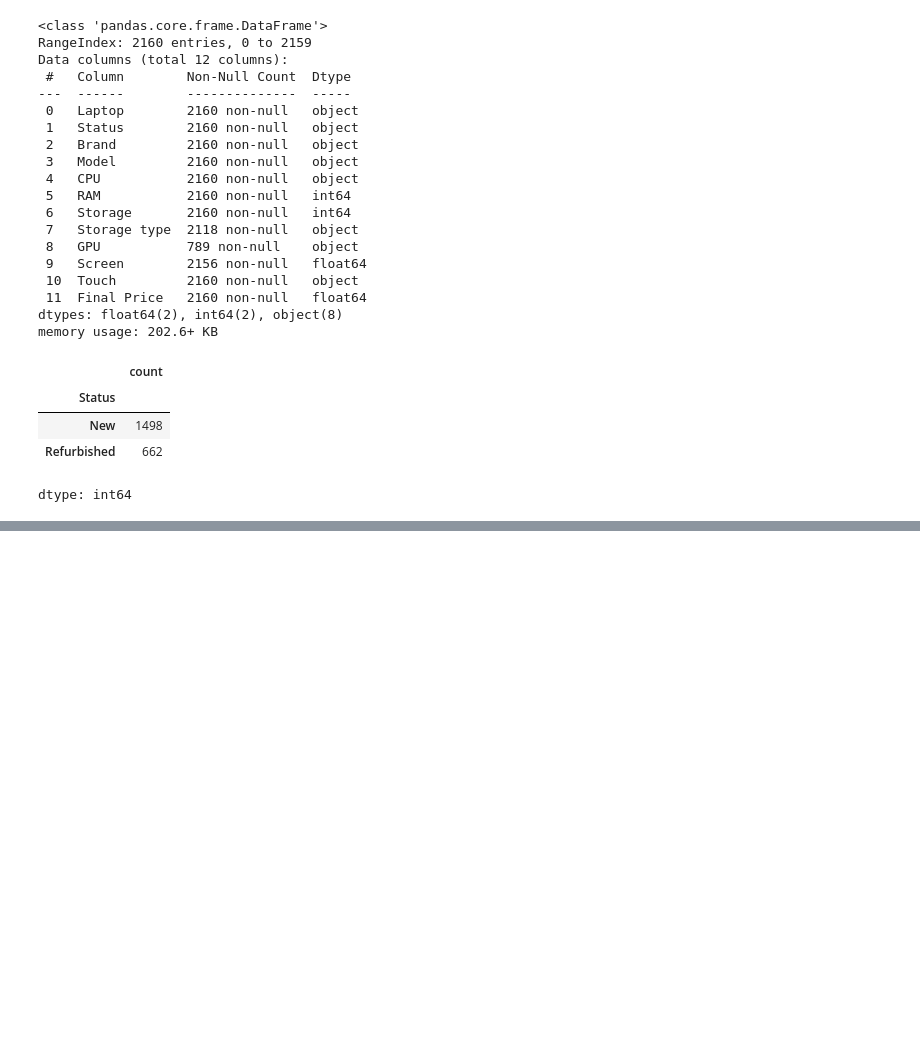
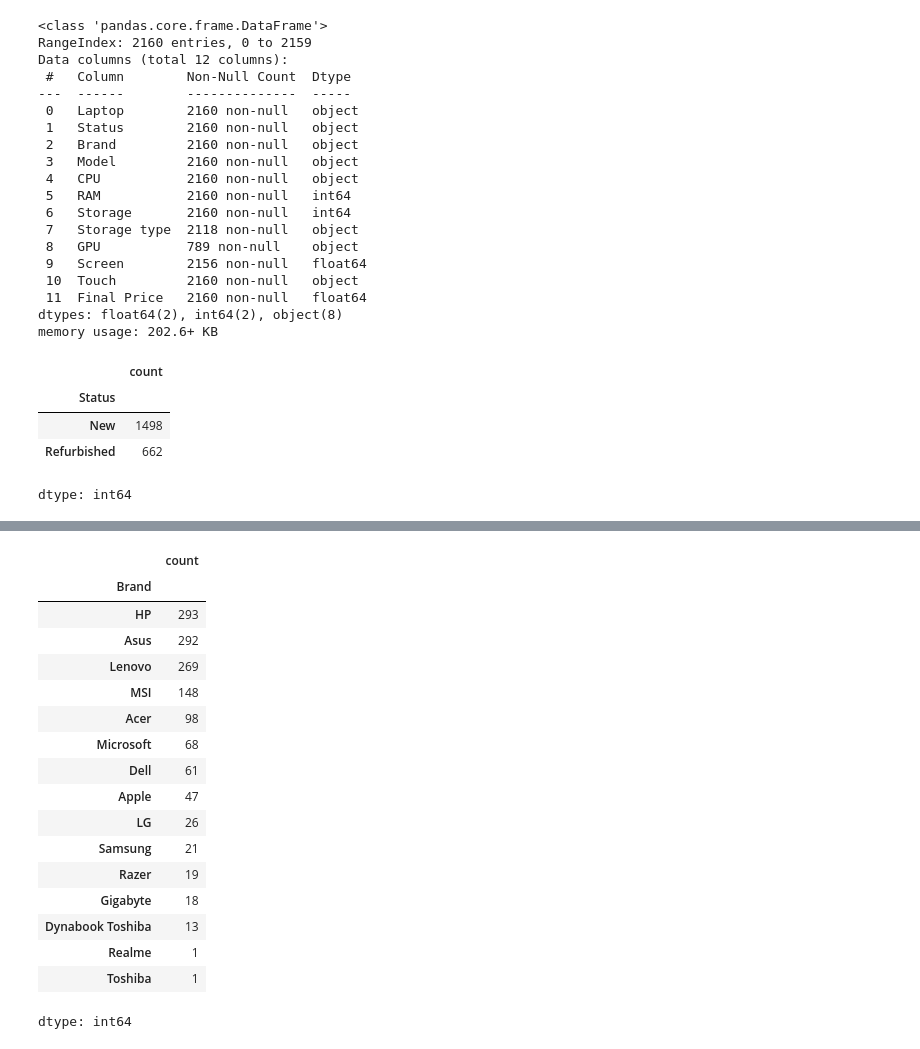
Before and after one commit to f2rra/lappick-ml, a Jupyter notebook: notebooks/exploratory-data-analysis.ipynb, the cells around one changed output, grey strips where cells are left out. Cells and saved outputs as stored; diff of their text form; code cells hidden in the pictures; blank space fills up the shorter version.

Commit message:
cleaning unofficial brand laptop

```diff
--- a/notebooks/exploratory-data-analysis.ipynb
+++ b/notebooks/exploratory-data-analysis.ipynb
@@ -10,7 +10,7 @@ import os
 # DATA_DIR = os.path.join(os.getcwd(), '..', 'data', 'raw')
 
 # For Google Colab
-DATA_DIR = os.path.join(os.getcwd(), '..', 'lappick-ml', 'data', 'raw')
+DATA_DIR = os.path.join(os.getcwd(), 'lappick-ml', 'data', 'raw')
 
 # Load Laptop Dataset
 laptop_df = pd.read_csv(DATA_DIR + "/laptops.csv")
@@ -214,4 +155,4 @@ array(['ExpertBook', 'Go', 'Katana', '15S', 'Crosshair', 'ThinkPad',
 # %%
 # Brand that is not official (clear evidence on official Indonesian channels/marketplace)
-brand_to_look = ['Prixton', 'Innjoo']
-laptop_df[laptop_df['Brand'].isin(brand_to_look)]
+brand_drop = ['Alurin', 'Medion', 'Thomson', 'Denver', 'Deep Gaming', 'Jetwing', 'Vant', 'Prixton', 'Innjoo', 'Primux', 'Millenium', 'PcCom']
+laptop_df = laptop_df[~(laptop_df['Brand'].isin(brand_drop))]
@@ -251,2 +158,0 @@ laptop_df[laptop_df['Model'].isin(model_drop)]
-# %%
-laptop_df = laptop_df[~((laptop_df['Brand'].isin(brand_to_look)) | laptop_df['Model'].isin(model_drop))]
@@ -327,0 +159,21 @@ laptop_df[laptop_df['Model'].isin(model_to_look)]
+# %%
+laptop_df.Brand.value_counts()
+# %% [output]
+|  | count |
+| Brand |  |
+| HP | 293 |
+| Asus | 292 |
+| Lenovo | 269 |
+| MSI | 148 |
+| Acer | 98 |
+| Microsoft | 68 |
+| Dell | 61 |
+| Apple | 47 |
+| LG | 26 |
+| Samsung | 21 |
+| Razer | 19 |
+| Gigabyte | 18 |
+| Dynabook Toshiba | 13 |
+| Realme | 1 |
+| Toshiba | 1 |
+dtype: int64
```
Also changed, not shown: parts of 12 cells of this notebook.
